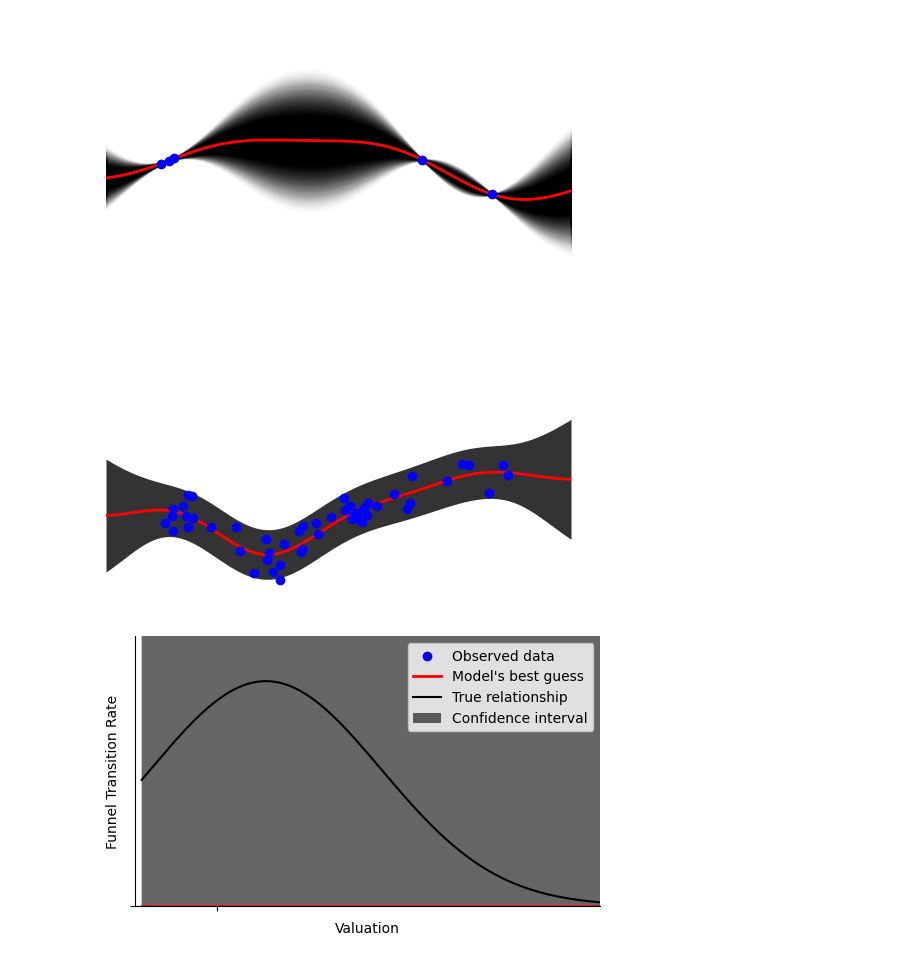
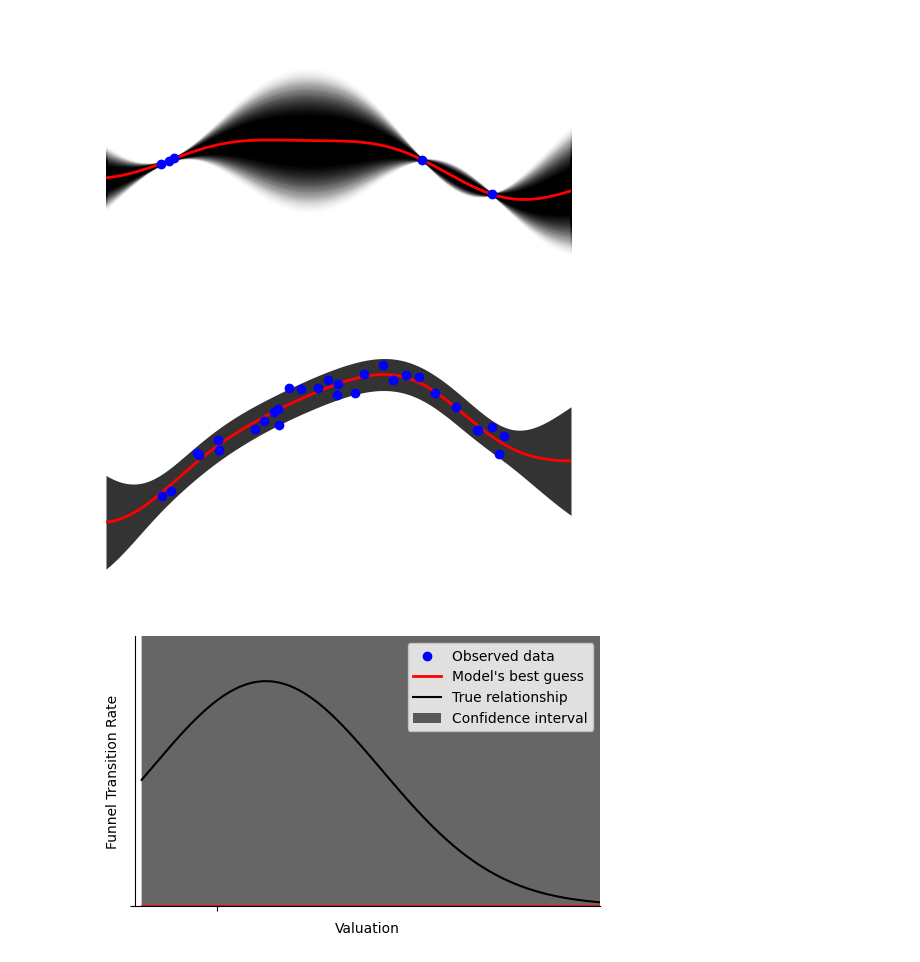
Before and after one commit to Sheev13/gp-tutorial, a Jupyter notebook: sandbox.ipynb, the cells around one changed output. Drawn from its saved outputs; the diff is of its cells as text; code cells hidden in the pictures.

```diff
--- a/sandbox.ipynb
+++ b/sandbox.ipynb
@@ -418,41 +418,41 @@ ani.save('figs/gp_post_sigs.mp4', writer='ffmpeg', fps=60)
 # %% [output]
 [figure]
 # %%
-x, y = get_data(50, noise=0.2)
+x, y = get_data(30, noise=0.2)
 x_test = torch.linspace(-3.0, 3.0, 1000)
 cont_gran = 100
 training_steps = 500
 
-geepee = gp.GP(sigma_y = 0.02, learn_sigma_y=True)
+geepee = gp.GP(sigma_y = 0.01, learn_sigma_y=True)
 opt = torch.optim.Adam(geepee.parameters(), lr=5e-2)
 
 fig, ax = plt.subplots(1, 1, figsize=(6, 3.5))
 
 def animate(i):
     with torch.no_grad():
         gp_posterior = geepee(x_test, X=x, y=y, observation_noise=True)
     mu, stds = gp.get_mean_and_stds(gp_posterior)
     plt.cla()
     ax.scatter(x, y, color='blue', zorder=10000)
     ax.axis('off')
     ax.set_xlim((-3.0, 3.0))
     ax.set_ylim((-3.0, 3.0))
     ax.plot(x_test, mu, color='red', linewidth=2.0, zorder=1000)
     ax.fill_between(x_test, mu-2*stds, mu+2*stds, color='black', alpha=0.8, linewidth=0.0)
     # for cont in range(cont_gran):
     #     c = cont / cont_gran
     #     plt.fill_between(x_test, mu-2*c*stds, mu+2*c*stds, color='black', alpha=0.1*(1-c))
 
     opt.zero_grad()
     l = - geepee.log_marginal_likelihood(x, y)
     l.backward()
     opt.step()
 
     return ax,
 ani = animation.FuncAnimation(fig, animate, frames=range(training_steps), interval=50, blit=False)
 ani.save('figs/gp_learning_sig.mp4', writer='ffmpeg', fps=60)
 # %% [output]
-[figure, old version]
+[figure, new version]
 # %%
 x = torch.rand((25,)) * 3 - 0.5
 y = (-(x - 0.3).pow(2)).exp() + torch.randn_like(x)*0.05
```
Also changed, not shown: parts of 1 cell of this notebook.
